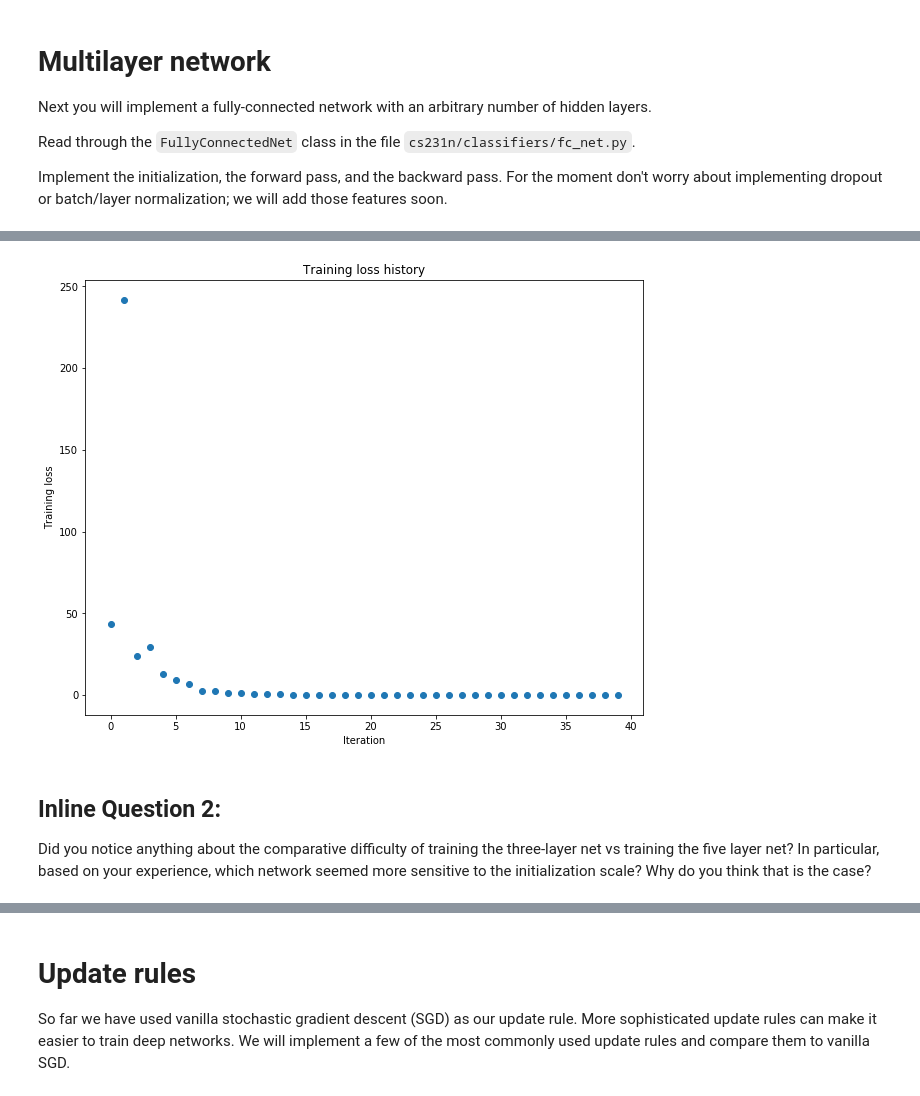
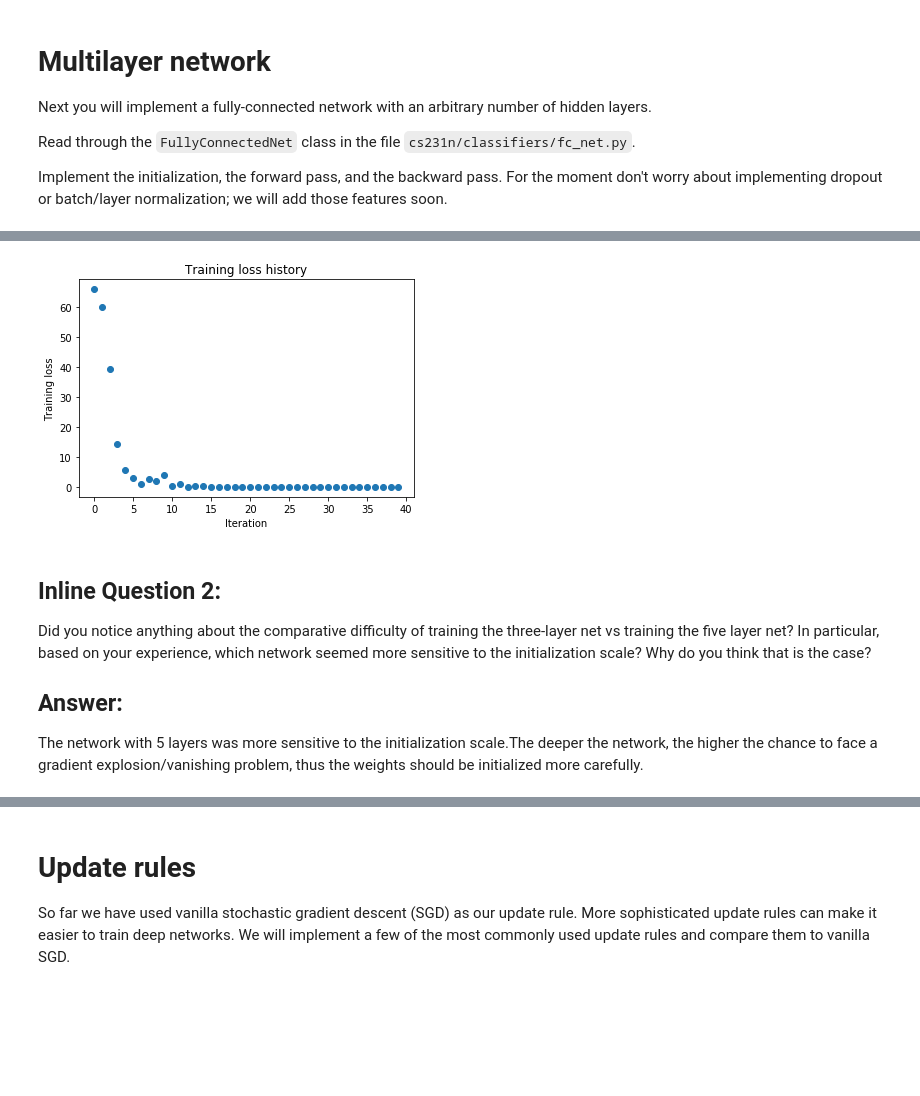
Before and after one commit to SvPolina/assignment2-cs231n, a Jupyter notebook: FullyConnectedNets.ipynb, the cells around one changed output, grey strips where cells are left out. Drawn from its saved outputs; the diff is of its cells as text; code cells hidden in the pictures; blank space fills up the shorter version.

```diff
--- a/FullyConnectedNets.ipynb
+++ b/FullyConnectedNets.ipynb
@@ -506,8 +505,8 @@ small_data = {
   'y_val': data['y_val'],
 }
 
-learning_rate = 5e-3
-weight_scale = 8e-2
+learning_rate = 1.8e-3  # Experiment with this!
+weight_scale = 0.8e-1   # Experiment with this!
 model = FullyConnectedNet([100, 100, 100, 100],
                 weight_scale=weight_scale, dtype=np.float64)
 solver = Solver(model, small_data,
@@ -545,4 +544,7 @@ plt.show()
-[figure, old version]
+[figure, new version]
 # %% [markdown]
 ## Inline Question 2:
 Did you notice anything about the comparative difficulty of training the three-layer net vs training the five layer net? In particular, based on your experience, which network seemed more sensitive to the initialization scale? Why do you think that is the case?
+
+## Answer:
+The network with 5 layers was more sensitive to the initialization scale.The deeper the network, the higher the chance to face a gradient explosion/vanishing problem, thus the weights should be initialized more carefully.
```
Also changed, not shown: parts of 28 cells of this notebook.
